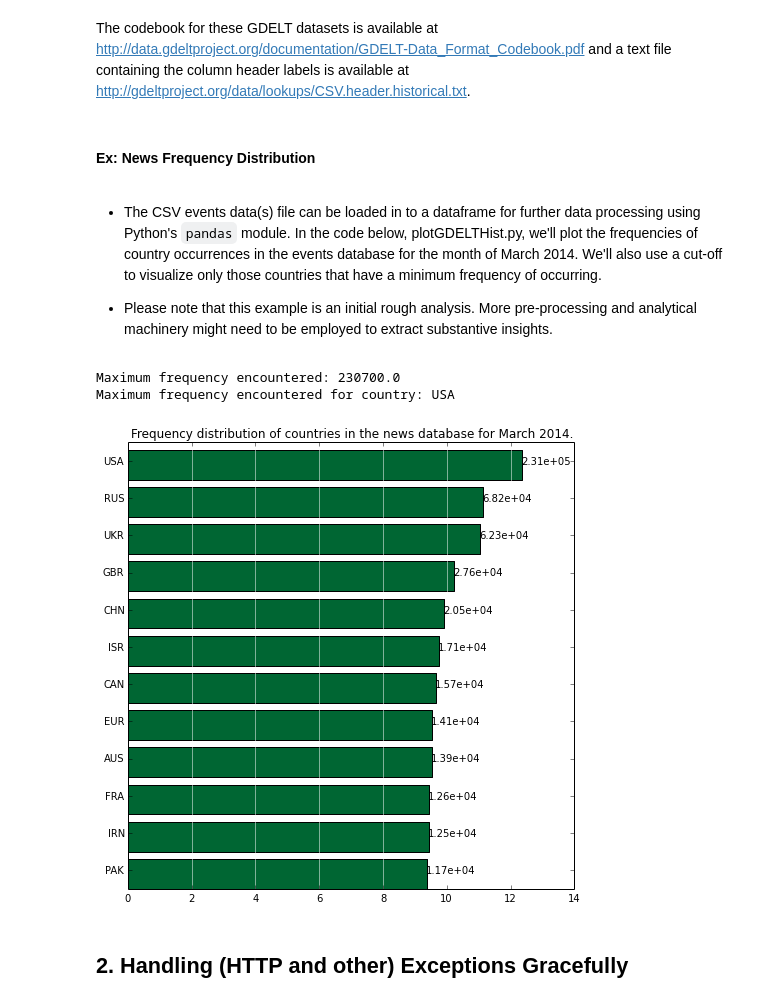
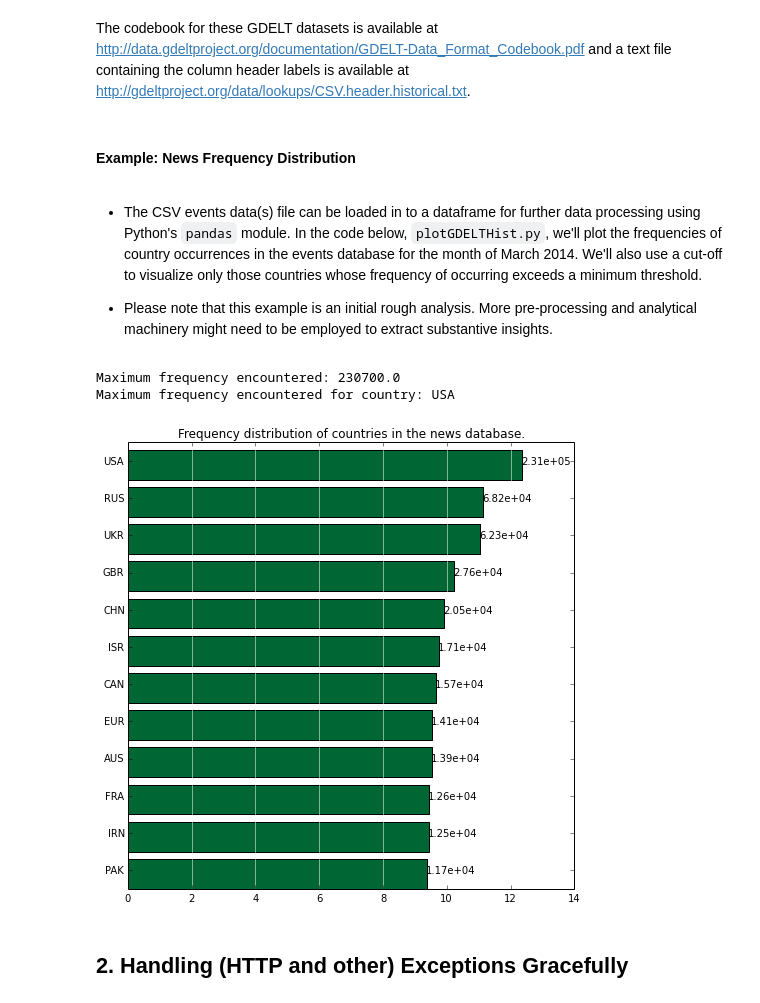
Before and after one commit to jasonjensen/Montreal-Python-Web, a Jupyter notebook: day2/1.WebScraping-GettingStarted.ipynb, the cells around one changed output. Drawn from its saved outputs; the diff is of its cells as text; code cells hidden in the pictures.

```diff
--- a/day2/1.WebScraping-GettingStarted.ipynb
+++ b/day2/1.WebScraping-GettingStarted.ipynb
@@ -112,37 +117,41 @@ import sys
 import os
 import time
 
-"""Download the full resolution GDELT event dataset for March 2014."""
+'''Download and uncompress the full resolution GDELT event dataset for March 2014.'''
 
 month = 3
 
-# make an gdelt/ directory if it doesn't already exist
+# make a gdelt/ directory if it doesn't already exist
 if not os.path.exists(os.getcwd() + "/gdelt"):
     os.mkdir(os.getcwd() + "/gdelt")
 
-# try downloading the Congressional Record for May 2014
+# try downloading the files comprising events data for March 2014
 #for day in range(1,31):
-for day in range(20,31):
+for day in range(1,7):
 
     try:
-        # construct the URL from which we will try to retrieve the record
+        # construct the URL from which we retrieve the (compressed) events file
         fileName = "2014%02d%02d.export.CSV.zip" % (month,day)
         fileURL = "http://data.gdeltproject.org/events/%s"  % (fileName)
         localFile = os.getcwd() + "/gdelt/" + fileName
 
-        # use the urllib2 module to access the Congressional URL (PDF document)
+        print("Downloading file " + fileURL + " ...")
+
+        # use the urllib2 module to fetch the events data file
         resp = urllib2.urlopen(fileURL)
 
-        # write the record to a local file
+        # write the retrieved events file to a local file
         with open(localFile,"wb") as fout:
             fout.write(resp.read())
 
         print("Downloaded file %s." % fileURL)
 
+        # uncompress the downloaded events file
         os.chdir("gdelt")
         os.system("unzip {0}".format(localFile))
         os.chdir("..")
     except:
         pass
 
-    time.sleep(2)
+    # inject delay between consecutive fetches
+    time.sleep(5)
@@ -157,9 +179,9 @@ gdelt/20140314.export.CSV: UTF-8 Unicode English text, with very long lines
 # %% [markdown]
 The codebook for these GDELT datasets is available at http://data.gdeltproject.org/documentation/GDELT-Data_Format_Codebook.pdf and a text file containing the column header labels is available at http://gdeltproject.org/data/lookups/CSV.header.historical.txt.
 # %% [markdown]
-#### Ex: News Frequency Distribution
+#### Example: News Frequency Distribution
 # %% [markdown]
-* The CSV events data(s) file can be loaded in to a dataframe for further data processing using Python's ``pandas`` module. In the code below, plotGDELTHist.py, we'll plot the frequencies of country occurrences in the events database for the month of March 2014. We'll also use a cut-off to visualize only those countries that have a minimum frequency of occurring.
+* The CSV events data(s) file can be loaded in to a dataframe for further data processing using Python's ``pandas`` module. In the code below, ``plotGDELTHist.py``, we'll plot the frequencies of country occurrences in the events database for the month of March 2014. We'll also use a cut-off to visualize only those countries whose frequency of occurring exceeds a minimum threshold.
 
 
 * Please note that this example is an initial rough analysis. More pre-processing and analytical machinery might need to be employed to extract substantive insights.
@@ -180,10 +202,11 @@ import warnings
 import pandas as pd
 import numpy as np
 import matplotlib.pyplot as plt
+import urllib2
 
 warnings.filterwarnings('ignore')
 
-"""Bar chart of event counts per country March 2014."""
+'''Bar chart of event counts per country March 2014.'''
 
 month = 3 # set month to March
 
@@ -192,8 +215,11 @@ if not os.path.exists(os.getcwd() + "/gdelt"):
     raise "Data directory does not exist."
     sys.exit(-1)
 
-# get the column names for the GDelt dataset
-colNames = open("CSV.header.historical.txt","r").readline().split("\t")
+# get the column names for the GDELT dataset
+headerURL = "http://gdeltproject.org/data/lookups/CSV.header.historical.txt"
+headerStr = urllib2.urlopen(headerURL).read()
+colNames = headerStr.split("\t")
+#colNames = open("CSV.header.historical.txt","r").readline().split("\t")
 colNames.append("SOURCEURL")
 
 # declare frequency table
@@ -205,13 +231,13 @@ for day in range(1,7):
     fileName = "2014%02d%02d.export.CSV" % (month,day)
     localFile = os.getcwd() + "/gdelt/" + fileName
 
-    # check if the GDELT file exists
+    # check if the dataset for this date exists
     if(not os.path.exists(localFile)):
         continue
 
     frame = pd.read_csv(localFile,sep="\t",names=colNames)
 
-    # count the event for a country if it's either one of the actors
+    # assign the event to a country if it's either one of the actors
     actor1Cnt = frame['Actor1CountryCode'].value_counts()
     actor2Cnt= frame['Actor2CountryCode'].value_counts()
 
@@ -224,35 +250,35 @@ maxCountry,maxCount = max(allCnt.iteritems(),key=lambda x: x[1])
 print("Maximum frequency encountered: " + str(maxCount))
 print("Maximum frequency encountered for country: " + maxCountry)
 
 
 # subset the frequency table to save only high frequency entries
 allCnt = allCnt[allCnt > 0.05*maxCount]
 
 # take the log of the frequencies
 allCnt = np.log(allCnt)
 
 
 
 # now plot the frequency table as a bar graph
 plt.figure(figsize=(8,8))
 pos = np.arange(len(allCnt.values))
 
-plt.title('Frequency distribution of countries in the news database for March 2014.')
+plt.title('Frequency distribution of countries in the news database.')
 plt.barh(pos,allCnt.values,color=["#006633"]*len(pos))
 
 annotations = ["{0:4.2e}".format(np.exp(v)) for v in allCnt.values]
 for p,c,val in zip(pos,annotations,allCnt.values):
     plt.annotate(str(c), xy=(val,p+.5),va='center')
 
 ticks = plt.yticks(pos + .5,allCnt.keys())
 
 plt.grid(axis='x',color='white',linestyle='-')
 
 plt.show()
 # %% [output]
 Maximum frequency encountered: 230700.0
 Maximum frequency encountered for country: USA
-[figure, old version]
+[figure, new version]
 # %% [markdown]
 ## 2. Handling (HTTP and other) Exceptions Gracefully
 # %% [markdown]
```
Also changed, not shown: parts of 17 cells of this notebook, 5 other files.
